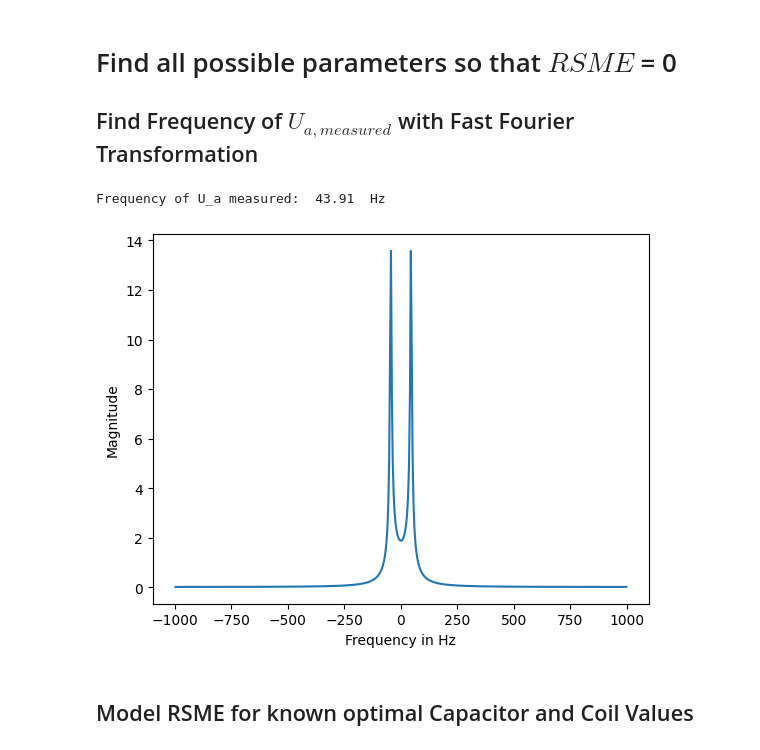
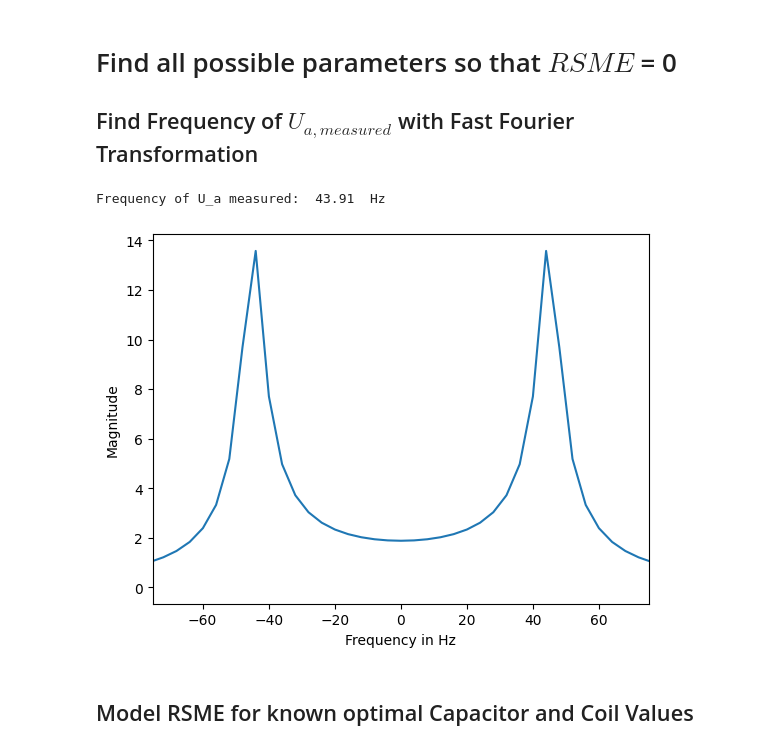
Before and after one commit to JaxRaffnix/Modellbildung-Simulation, a Jupyter notebook: exercise 7/task1.ipynb, the cells around one changed output. Drawn from its saved outputs; the diff is of its cells as text; code cells hidden in the pictures.

```diff
--- a/exercise 7/task1.ipynb
+++ b/exercise 7/task1.ipynb
@@ -203,25 +203,25 @@ Minimum RMSE:   0.0 mV
 # %%
 def find_frequency():
     fourier = np.fft.fft(u_a["measured"])
     dt = u_a["time"][1] - u_a["time"][0]
     n = u_a["time"].size
     frequency = np.fft.fftfreq(n, d=dt)
 
     id_max = np.argmax(np.abs(fourier))
     frequency_max = round(frequency[id_max], 2)
     print("Frequency of U_a measured: ", frequency_max, " Hz")
 
     plt.plot(np.fft.fftshift(frequency), np.fft.fftshift(abs(fourier)))
-    # plt.xlim(-75, 75)
+    plt.xlim(-75, 75)
     plt.xlabel("Frequency in Hz")
     plt.ylabel("Magnitude")
     plt.show()
     return frequency_max
 
 frequency = find_frequency()
 # %% [output]
 Frequency of U_a measured:  43.91  Hz
-[figure, old version]
+[figure, new version]
 # %% [markdown]
 ## Model RSME for known optimal Capacitor and Coil Values
 # %%
```
Also changed, not shown: parts of 5 cells of this notebook, 5 other files.
